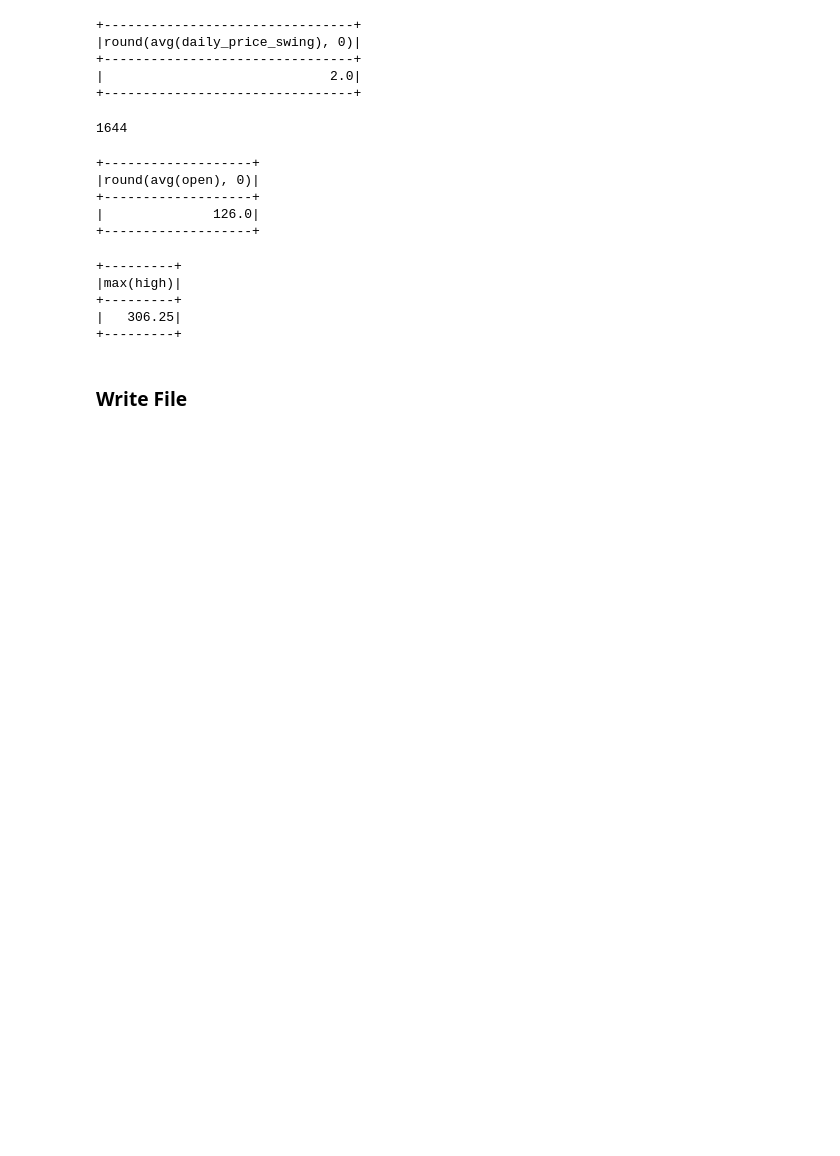
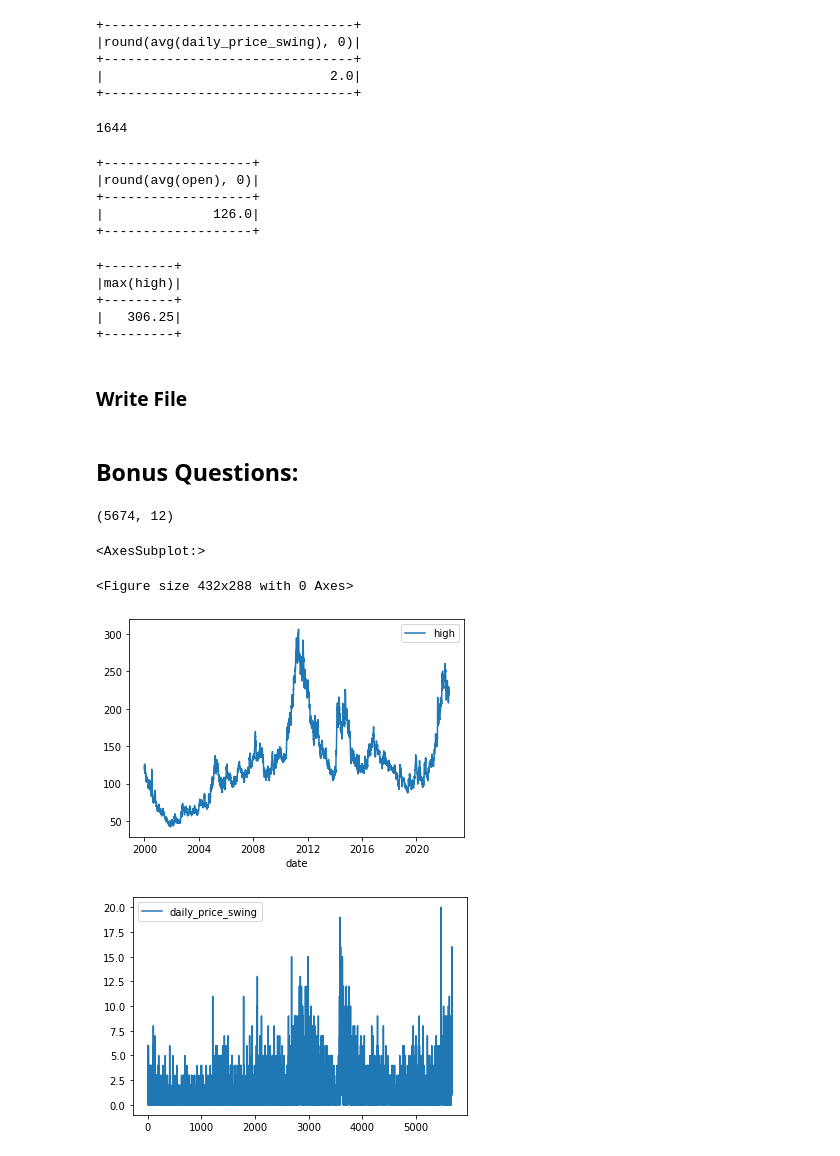
Before and after one commit to DyPeterson/spark_pipeline, a Jupyter notebook: main.ipynb, the cells around one changed output. Saved outputs shown, nothing was run; the diff lists cells and outputs as text; code cells hidden in the pictures; blank space fills up the shorter version.

Commit message:
add bonus

```diff
--- a/main.ipynb
+++ b/main.ipynb
@@ -97,3 +97,23 @@ df.select(sf.max('high')).show()
 # %%
 # Write the code to save the DataFrame with the four new columns created above as a Parquet file in the /data directory
 df.write.parquet("./data/coffee_parquet", mode='overwrite')
+# %% [markdown]
+## Bonus Questions:
+# %%
+import pandas as pd
+
+# First convert to pandas dataframe, easier intergration with matplotlib
+pdf = df.toPandas()
+# %% [output]
+(5674, 12)
+# %%
+import matplotlib.pyplot as plt
+
+plt.figure()
+pdf.plot(x='date', y='high')
+pdf.plot(y='daily_price_swing')
+# %% [output]
+<AxesSubplot:>
+<Figure size 432x288 with 0 Axes>
+[figure, added]
+[figure, added]
```
